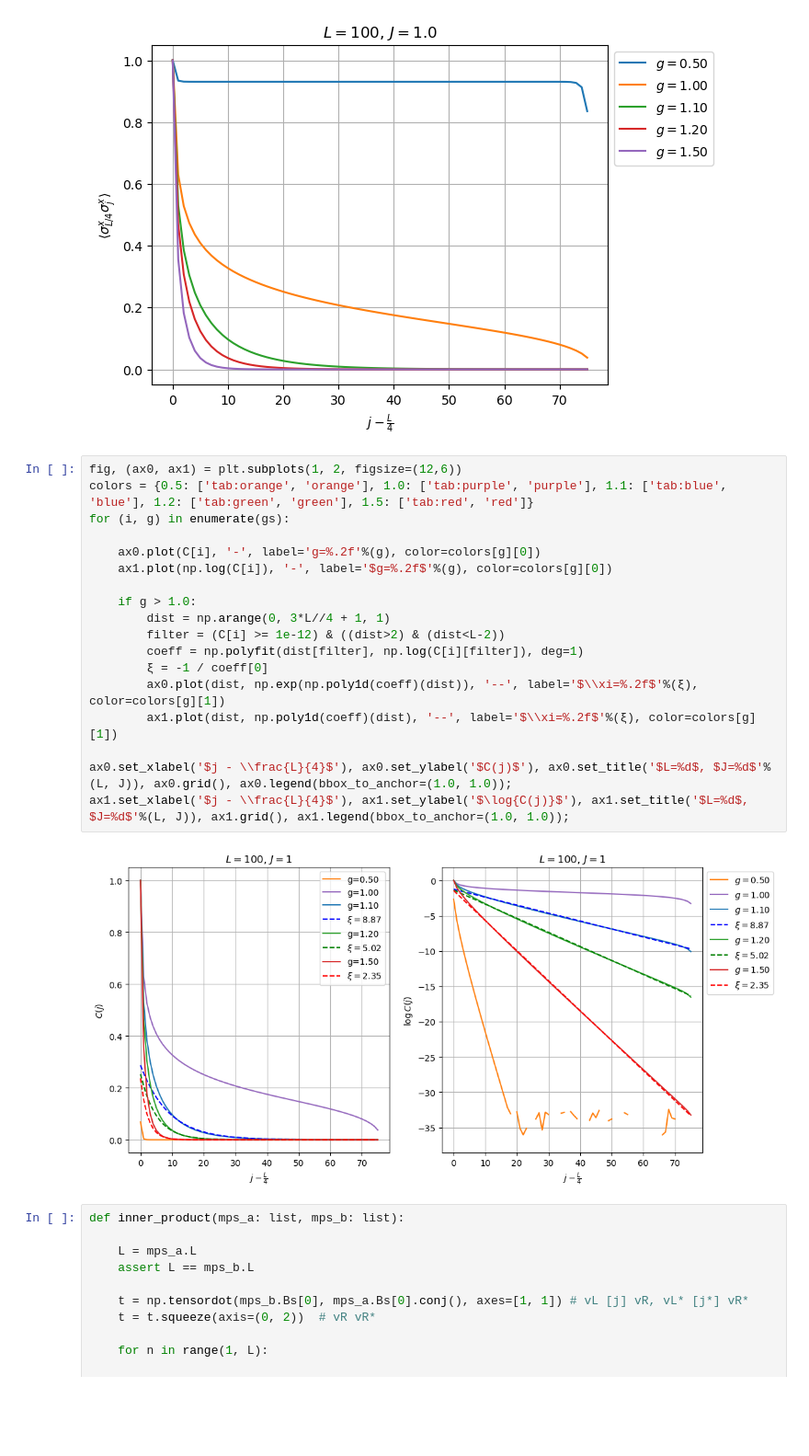
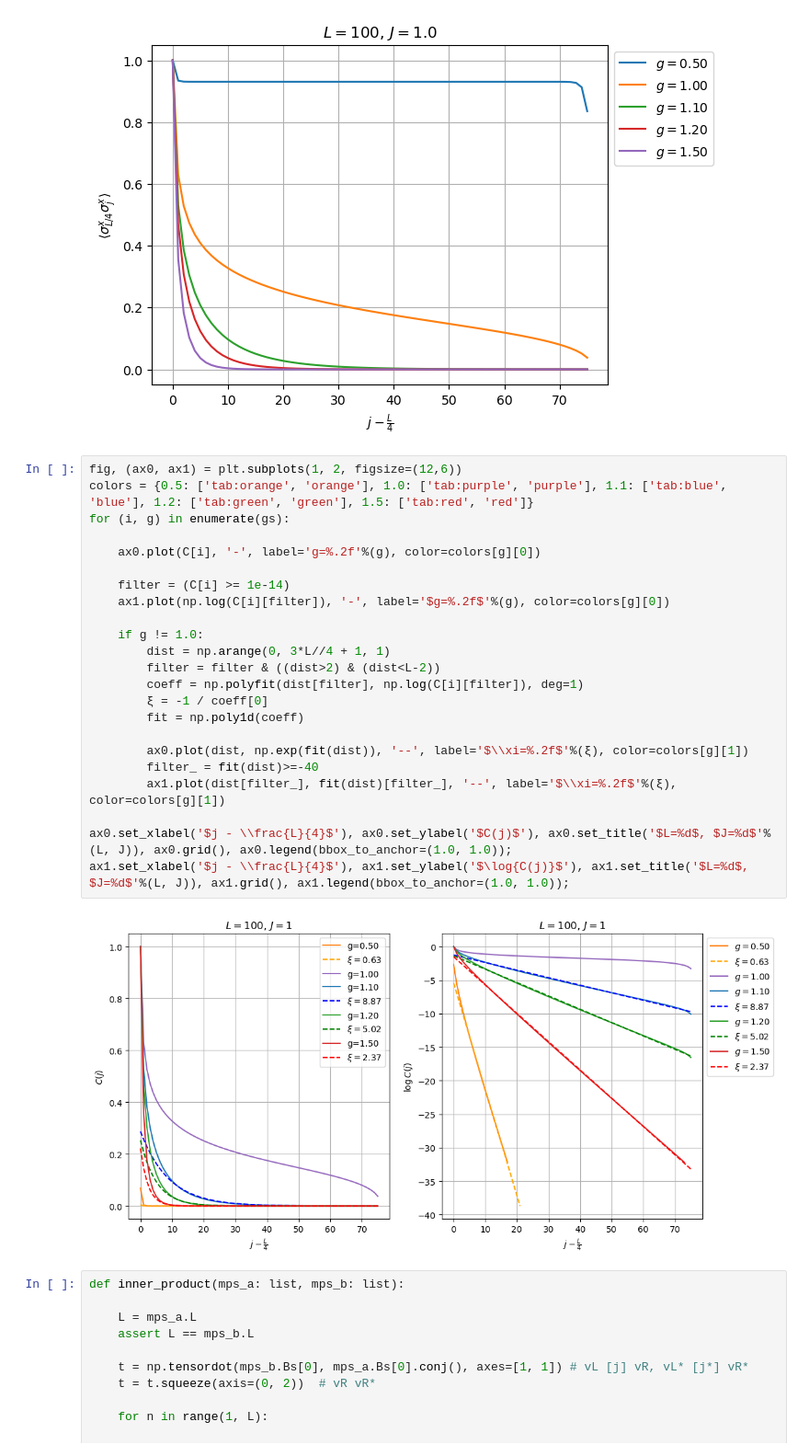
Before and after one commit to danielortmann/computational-quantum-many-body-physics, a Jupyter notebook: 3_tensor_networks/exercise10.ipynb, the cells around one changed output. Shown at 92% size. Cells and saved outputs as stored; diff of their text form; blank space fills up the shorter version.

```diff
--- a/3_tensor_networks/exercise10.ipynb
+++ b/3_tensor_networks/exercise10.ipynb
@@ -170,23 +170,28 @@ ax.set_xlabel('$j - \\frac{L}{4}$'), ax.set_ylabel('$\langle\sigma^x_{L/4} \sigm
 # %%
 fig, (ax0, ax1) = plt.subplots(1, 2, figsize=(12,6))
 colors = {0.5: ['tab:orange', 'orange'], 1.0: ['tab:purple', 'purple'], 1.1: ['tab:blue', 'blue'], 1.2: ['tab:green', 'green'], 1.5: ['tab:red', 'red']}
 for (i, g) in enumerate(gs):
 
     ax0.plot(C[i], '-', label='g=%.2f'%(g), color=colors[g][0])
-    ax1.plot(np.log(C[i]), '-', label='$g=%.2f$'%(g), color=colors[g][0])
 
-    if g > 1.0:
+    filter = (C[i] >= 1e-14)
+    ax1.plot(np.log(C[i][filter]), '-', label='$g=%.2f$'%(g), color=colors[g][0])
+
+    if g != 1.0:
         dist = np.arange(0, 3*L//4 + 1, 1)
-        filter = (C[i] >= 1e-12) & ((dist>2) & (dist<L-2))
+        filter = filter & ((dist>2) & (dist<L-2))
         coeff = np.polyfit(dist[filter], np.log(C[i][filter]), deg=1)
         ξ = -1 / coeff[0]
-        ax0.plot(dist, np.exp(np.poly1d(coeff)(dist)), '--', label='$\\xi=%.2f$'%(ξ), color=colors[g][1])
-        ax1.plot(dist, np.poly1d(coeff)(dist), '--', label='$\\xi=%.2f$'%(ξ), color=colors[g][1])
+        fit = np.poly1d(coeff)
+
+        ax0.plot(dist, np.exp(fit(dist)), '--', label='$\\xi=%.2f$'%(ξ), color=colors[g][1])
+        filter_ = fit(dist)>=-40
+        ax1.plot(dist[filter_], fit(dist)[filter_], '--', label='$\\xi=%.2f$'%(ξ), color=colors[g][1])
 
 ax0.set_xlabel('$j - \\frac{L}{4}$'), ax0.set_ylabel('$C(j)$'), ax0.set_title('$L=%d$, $J=%d$'%(L, J)), ax0.grid(), ax0.legend(bbox_to_anchor=(1.0, 1.0));
 ax1.set_xlabel('$j - \\frac{L}{4}$'), ax1.set_ylabel('$\log{C(j)}$'), ax1.set_title('$L=%d$, $J=%d$'%(L, J)), ax1.grid(), ax1.legend(bbox_to_anchor=(1.0, 1.0));
 # %% [output]
-[figure, old version]
+[figure, new version]
 # %%
 def inner_product(mps_a: list, mps_b: list):
 
```
